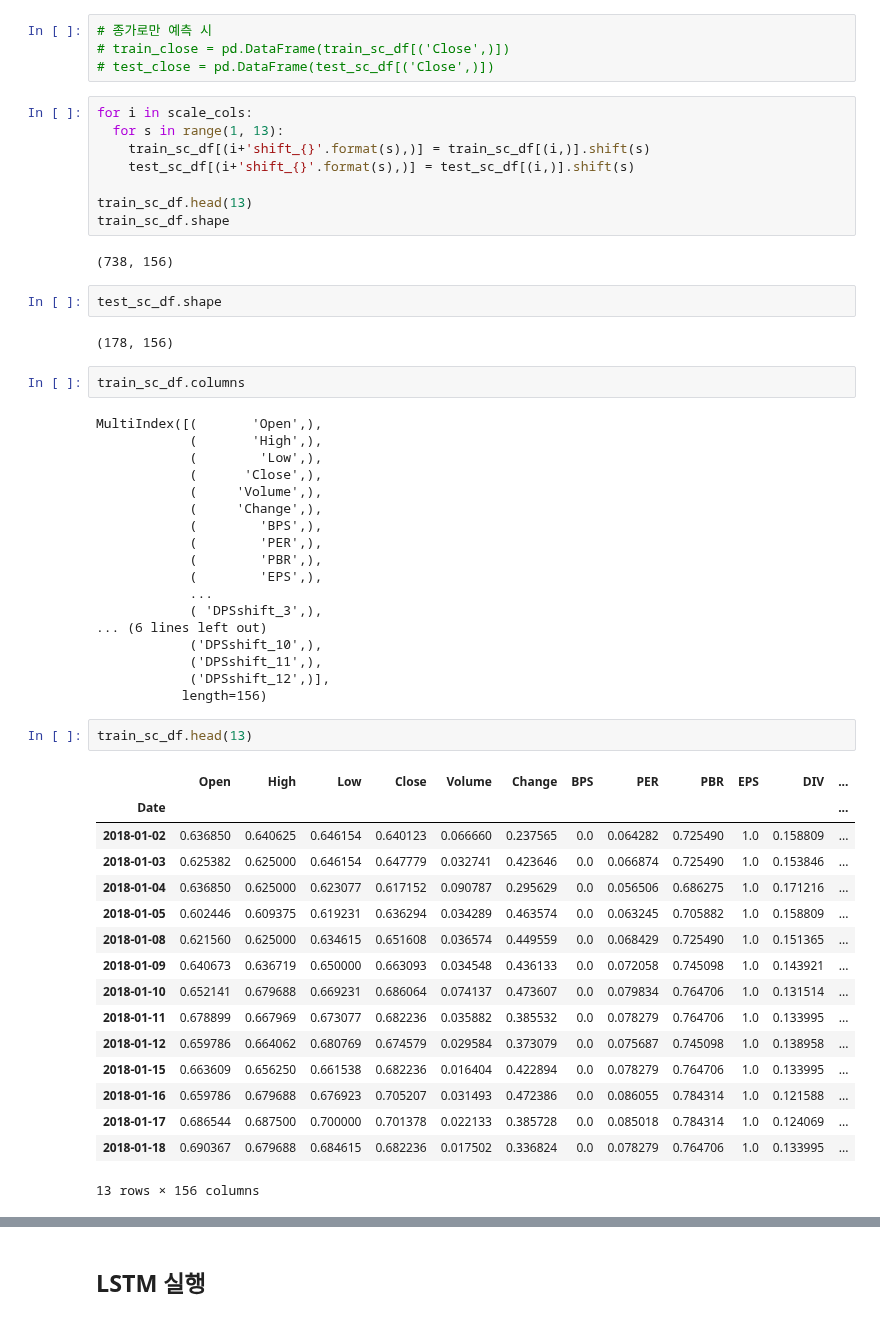
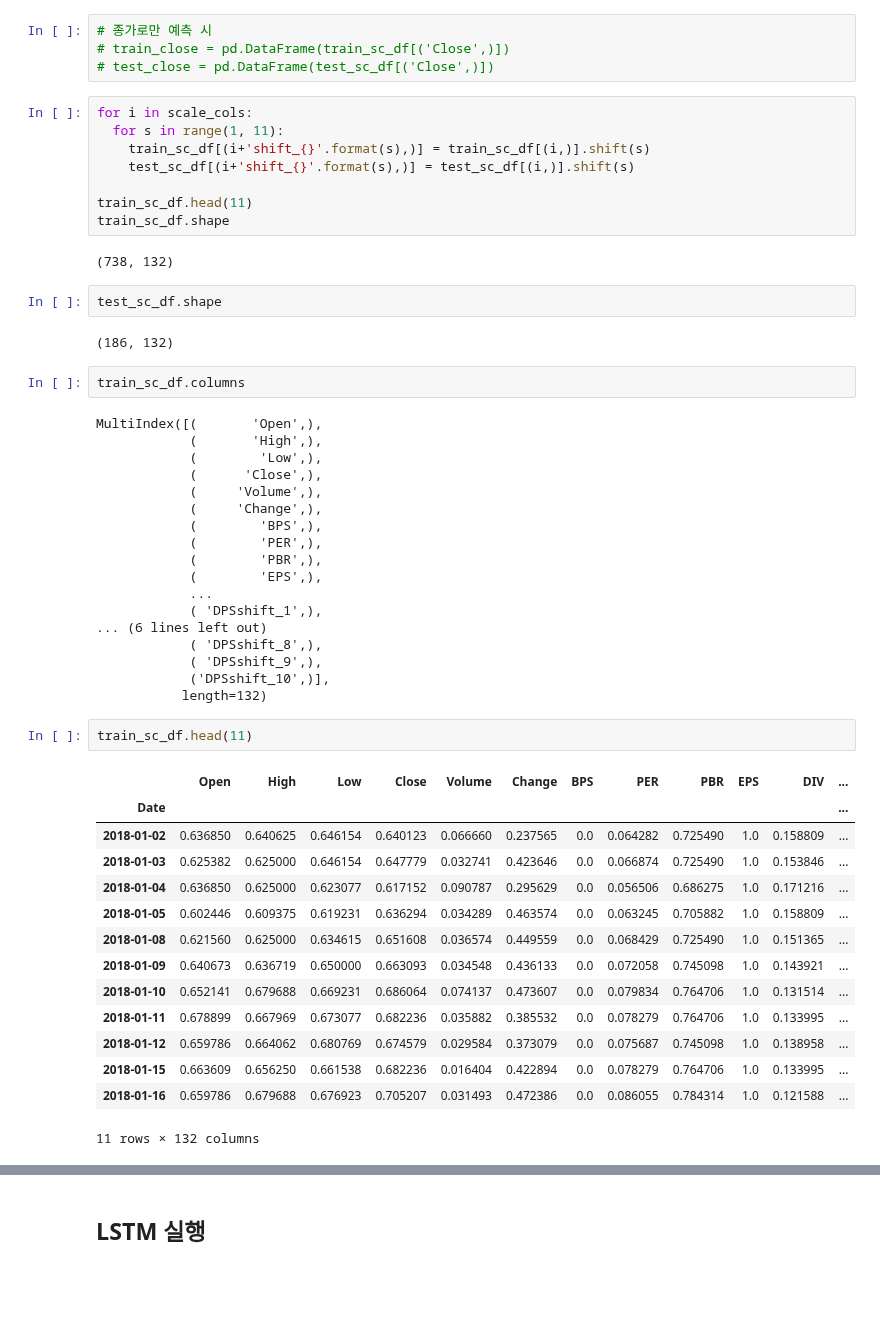
Before and after one commit to chaerui7967/stock_predict_news_and_youtube, a Jupyter notebook: lstm/lstm_현대차/lstm_재무정보_현대차.ipynb, the cells around one changed output, grey strips where cells are left out. Saved outputs shown, nothing was run; the diff lists cells and outputs as text; blank space fills up the shorter version.

```diff
--- a/lstm/lstm_현대차/lstm_재무정보_현대차.ipynb
+++ b/lstm/lstm_현대차/lstm_재무정보_현대차.ipynb
@@ -145,18 +145,18 @@ test_sc_df = pd.DataFrame(test_sc, columns=[scale_cols], index=test.index)
 # test_close = pd.DataFrame(test_sc_df[('Close',)])
 # %%
 for i in scale_cols:
-  for s in range(1, 13):
+  for s in range(1, 11):
     train_sc_df[(i+'shift_{}'.format(s),)] = train_sc_df[(i,)].shift(s)
     test_sc_df[(i+'shift_{}'.format(s),)] = test_sc_df[(i,)].shift(s)
 
-train_sc_df.head(13)
+train_sc_df.head(11)
 train_sc_df.shape
 # %% [output]
-(738, 156)
+(738, 132)
 # %%
 test_sc_df.shape
 # %% [output]
-(178, 156)
+(186, 132)
 # %%
 train_sc_df.columns
 # %% [output]
@@ -171,31 +171,29 @@ MultiIndex([(       'Open',),
             (        'PBR',),
             (        'EPS',),
             ...
-            ( 'DPSshift_3',),
+            ( 'DPSshift_1',),
 ... (6 lines left out)
-            ('DPSshift_10',),
-            ('DPSshift_11',),
-            ('DPSshift_12',)],
-           length=156)
+            ( 'DPSshift_8',),
+            ( 'DPSshift_9',),
+            ('DPSshift_10',)],
+           length=132)
 # %%
-train_sc_df.head(13)
+train_sc_df.head(11)
 # %% [output]
 |  | Open | High | Low | Close | Volume | Change | BPS | PER | PBR | EPS | DIV | ... |
 | Date |  |  |  |  |  |  |  |  |  |  |  | ... |
 | 2018-01-02 | 0.636850 | 0.640625 | 0.646154 | 0.640123 | 0.066660 | 0.237565 | 0.0 | 0.064282 | 0.725490 | 1.0 | 0.158809 | ... |
 | 2018-01-03 | 0.625382 | 0.625000 | 0.646154 | 0.647779 | 0.032741 | 0.423646 | 0.0 | 0.066874 | 0.725490 | 1.0 | 0.153846 | ... |
 | 2018-01-04 | 0.636850 | 0.625000 | 0.623077 | 0.617152 | 0.090787 | 0.295629 | 0.0 | 0.056506 | 0.686275 | 1.0 | 0.171216 | ... |
 | 2018-01-05 | 0.602446 | 0.609375 | 0.619231 | 0.636294 | 0.034289 | 0.463574 | 0.0 | 0.063245 | 0.705882 | 1.0 | 0.158809 | ... |
 | 2018-01-08 | 0.621560 | 0.625000 | 0.634615 | 0.651608 | 0.036574 | 0.449559 | 0.0 | 0.068429 | 0.725490 | 1.0 | 0.151365 | ... |
 | 2018-01-09 | 0.640673 | 0.636719 | 0.650000 | 0.663093 | 0.034548 | 0.436133 | 0.0 | 0.072058 | 0.745098 | 1.0 | 0.143921 | ... |
 | 2018-01-10 | 0.652141 | 0.679688 | 0.669231 | 0.686064 | 0.074137 | 0.473607 | 0.0 | 0.079834 | 0.764706 | 1.0 | 0.131514 | ... |
 | 2018-01-11 | 0.678899 | 0.667969 | 0.673077 | 0.682236 | 0.035882 | 0.385532 | 0.0 | 0.078279 | 0.764706 | 1.0 | 0.133995 | ... |
 | 2018-01-12 | 0.659786 | 0.664062 | 0.680769 | 0.674579 | 0.029584 | 0.373079 | 0.0 | 0.075687 | 0.745098 | 1.0 | 0.138958 | ... |
 | 2018-01-15 | 0.663609 | 0.656250 | 0.661538 | 0.682236 | 0.016404 | 0.422894 | 0.0 | 0.078279 | 0.764706 | 1.0 | 0.133995 | ... |
 | 2018-01-16 | 0.659786 | 0.679688 | 0.676923 | 0.705207 | 0.031493 | 0.472386 | 0.0 | 0.086055 | 0.784314 | 1.0 | 0.121588 | ... |
-| 2018-01-17 | 0.686544 | 0.687500 | 0.700000 | 0.701378 | 0.022133 | 0.385728 | 0.0 | 0.085018 | 0.784314 | 1.0 | 0.124069 | ... |
-| 2018-01-18 | 0.690367 | 0.679688 | 0.684615 | 0.682236 | 0.017502 | 0.336824 | 0.0 | 0.078279 | 0.764706 | 1.0 | 0.133995 | ... |
-13 rows × 156 columns
+11 rows × 132 columns
 # %%
 X_train = train_sc_df.dropna().drop(columns=scale_cols, axis=1)
 y_train = train_sc_df.dropna()[['Close']]
```
Also changed, not shown: parts of 25 cells of this notebook, 1 other file.
